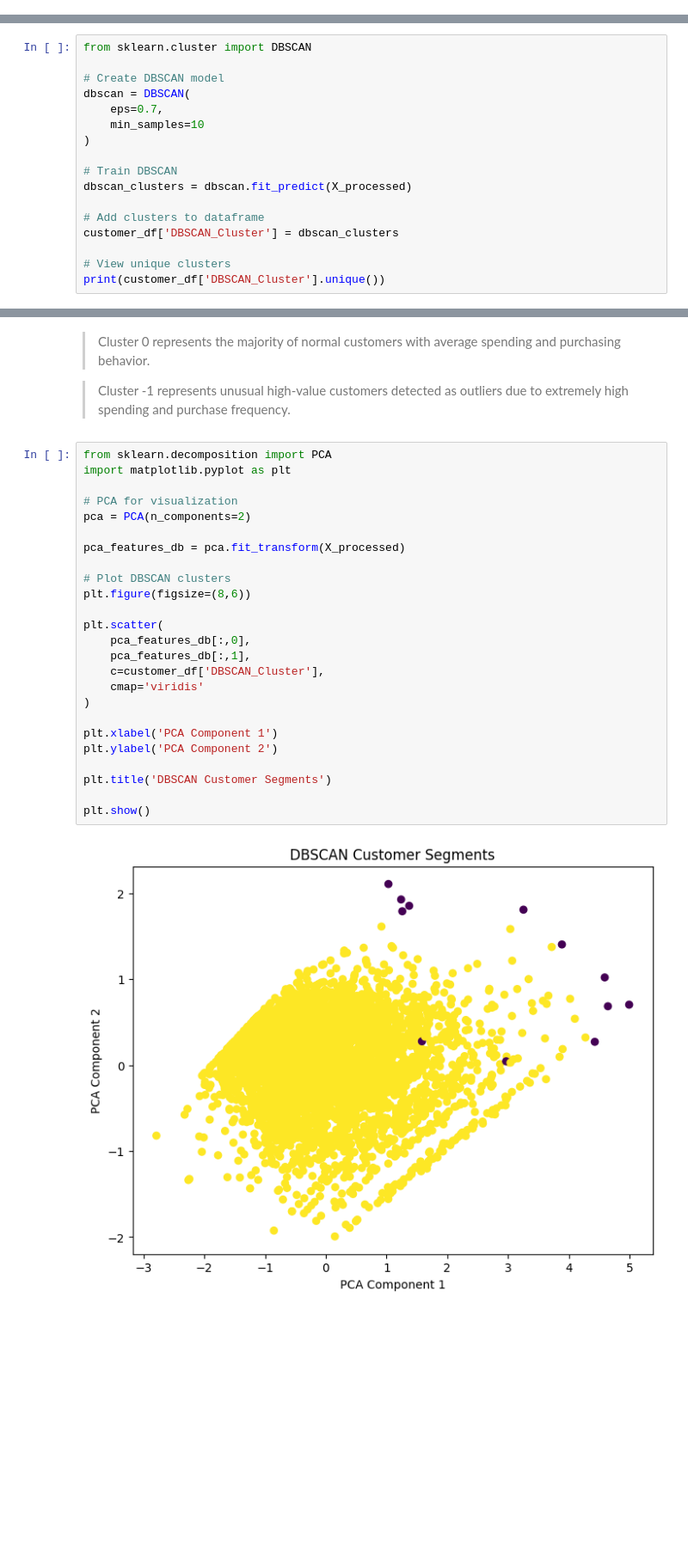
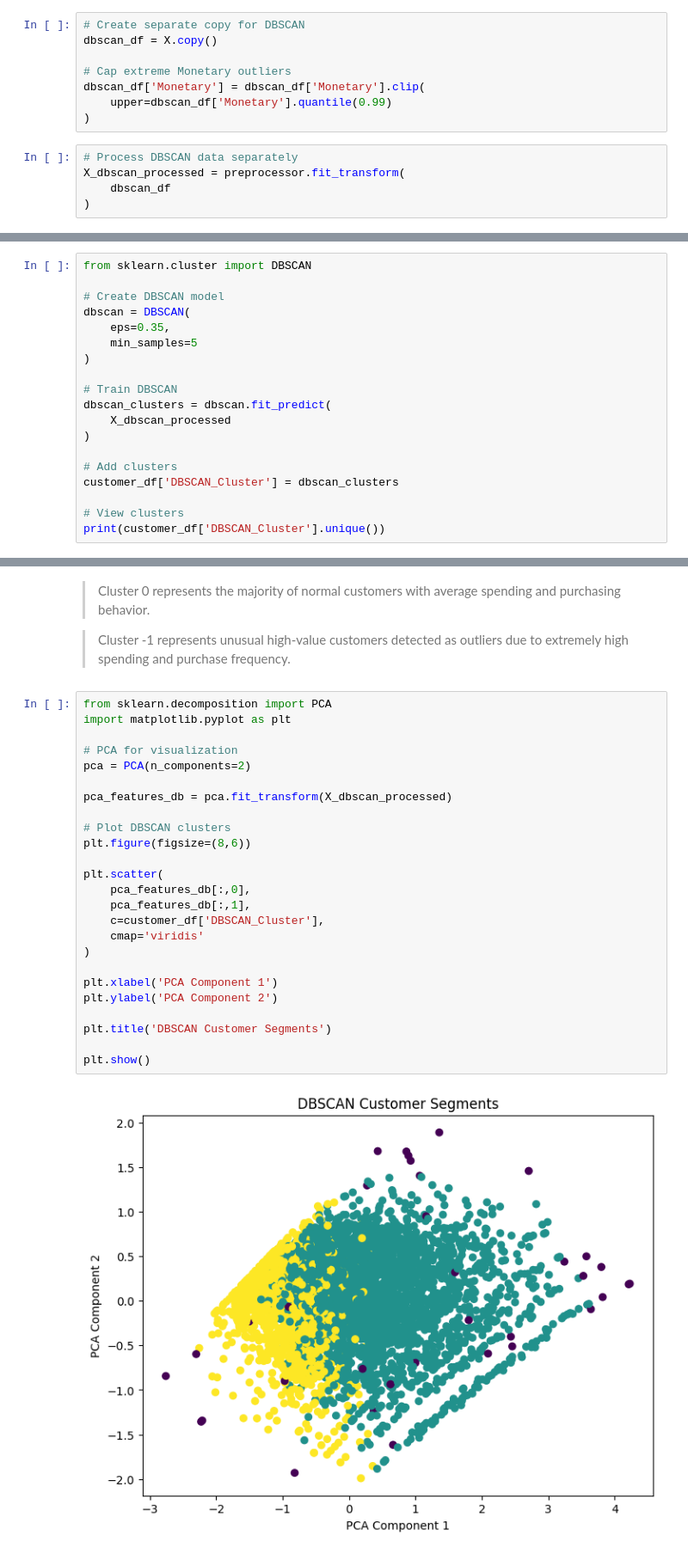
Before and after one commit to Danwanth/Internship, a Jupyter notebook: OnlineRetail.ipynb, the cells around one changed output, grey strips where cells are left out. Shown at 86% size. Cells and saved outputs as stored; diff of their text form; blank space fills up the shorter version.

```diff
--- a/OnlineRetail.ipynb
+++ b/OnlineRetail.ipynb
@@ -1250,3 +1372,16 @@ plt.show()
 
 
 ---
+# %%
+# Create separate copy for DBSCAN
+dbscan_df = X.copy()
+
+# Cap extreme Monetary outliers
+dbscan_df['Monetary'] = dbscan_df['Monetary'].clip(
+    upper=dbscan_df['Monetary'].quantile(0.99)
+)
+# %%
+# Process DBSCAN data separately
+X_dbscan_processed = preprocessor.fit_transform(
+    dbscan_df
+)
@@ -1255,16 +1473,18 @@ from sklearn.cluster import DBSCAN
 
 # Create DBSCAN model
 dbscan = DBSCAN(
-    eps=0.7,
-    min_samples=10
+    eps=0.35,
+    min_samples=5
 )
 
 # Train DBSCAN
-dbscan_clusters = dbscan.fit_predict(X_processed)
+dbscan_clusters = dbscan.fit_predict(
+    X_dbscan_processed
+)
 
-# Add clusters to dataframe
+# Add clusters
 customer_df['DBSCAN_Cluster'] = dbscan_clusters
 
-# View unique clusters
+# View clusters
 print(customer_df['DBSCAN_Cluster'].unique())
 # %% [output]
@@ -1365,30 +1622,30 @@ plt.show()
 # %%
 from sklearn.decomposition import PCA
 import matplotlib.pyplot as plt
 
 # PCA for visualization
 pca = PCA(n_components=2)
 
-pca_features_db = pca.fit_transform(X_processed)
+pca_features_db = pca.fit_transform(X_dbscan_processed)
 
 # Plot DBSCAN clusters
 plt.figure(figsize=(8,6))
 
 plt.scatter(
     pca_features_db[:,0],
     pca_features_db[:,1],
     c=customer_df['DBSCAN_Cluster'],
     cmap='viridis'
 )
 
 plt.xlabel('PCA Component 1')
 plt.ylabel('PCA Component 2')
 
 plt.title('DBSCAN Customer Segments')
 
 plt.show()
 # %% [output]
-[figure, old version]
+[figure, new version]
 # %%
 # Noise points count (-1 means outlier/noise)
 (customer_df['DBSCAN_Cluster'] == -1).sum()
```
Also changed, not shown: parts of 20 cells of this notebook.
